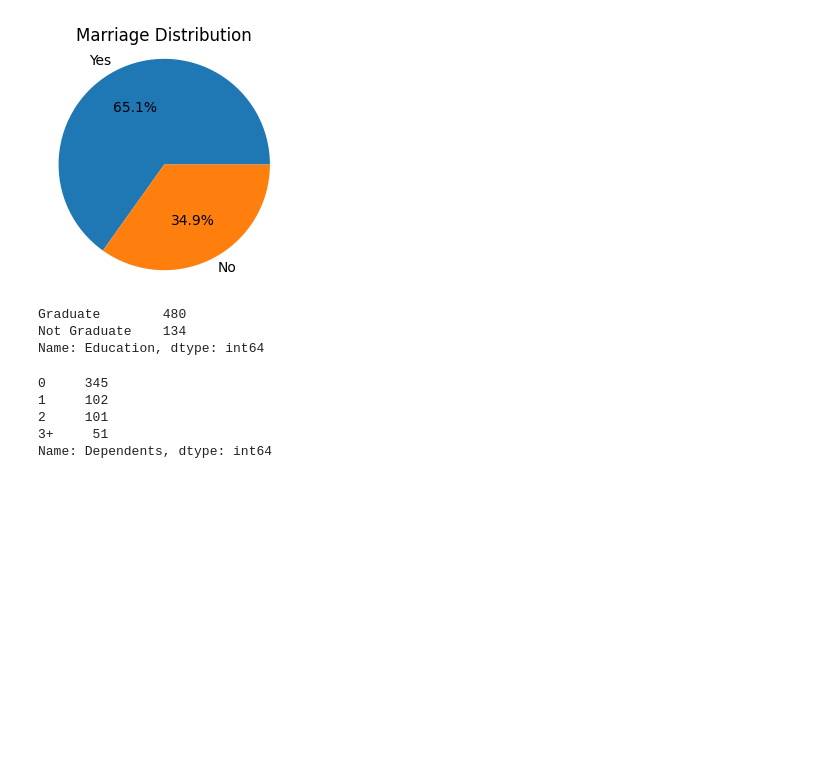
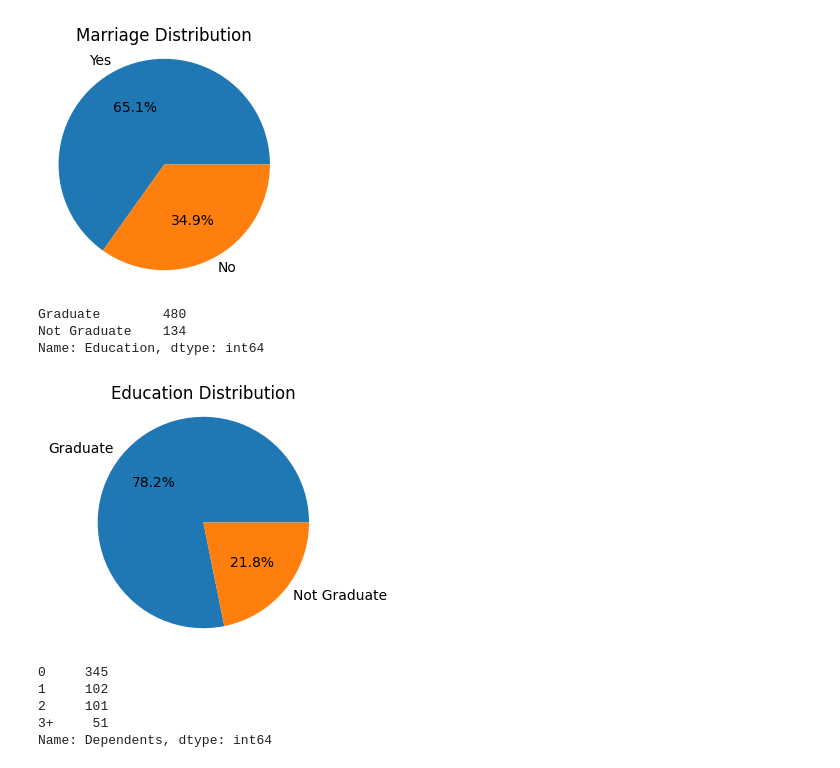
Before and after one commit to Abhardwaj9198/Bdda, a Jupyter notebook: BDDA_Project1_group1_Pipeline.ipynb, the cells around one changed output. Cells and saved outputs as stored; diff of their text form; code cells hidden in the pictures; blank space fills up the shorter version.

```diff
--- a/BDDA_Project1_group1_Pipeline.ipynb
+++ b/BDDA_Project1_group1_Pipeline.ipynb
@@ -134,6 +134,22 @@ df['Education'].value_counts()
 Graduate        480
 Not Graduate    134
 Name: Education, dtype: int64
+# %%
+import matplotlib.pyplot as plt
+
+# Sample data
+education_counts = {'Graduate': 480, 'Not Graduate': 134}
+
+# Create a pie chart
+plt.figure(figsize=(3, 3))
+plt.pie(education_counts.values(), labels=education_counts.keys(), autopct='%1.1f%%')
+plt.title('Education Distribution')
+plt.axis('equal')  # Equal aspect ratio ensures that pie is drawn as a circle.
+
+# Display the pie chart
+plt.show()
+# %% [output]
+[figure, added]
 # %%
 df['Dependents'].value_counts()
 # %% [output]
```
Also changed, not shown: parts of 4 cells of this notebook.
